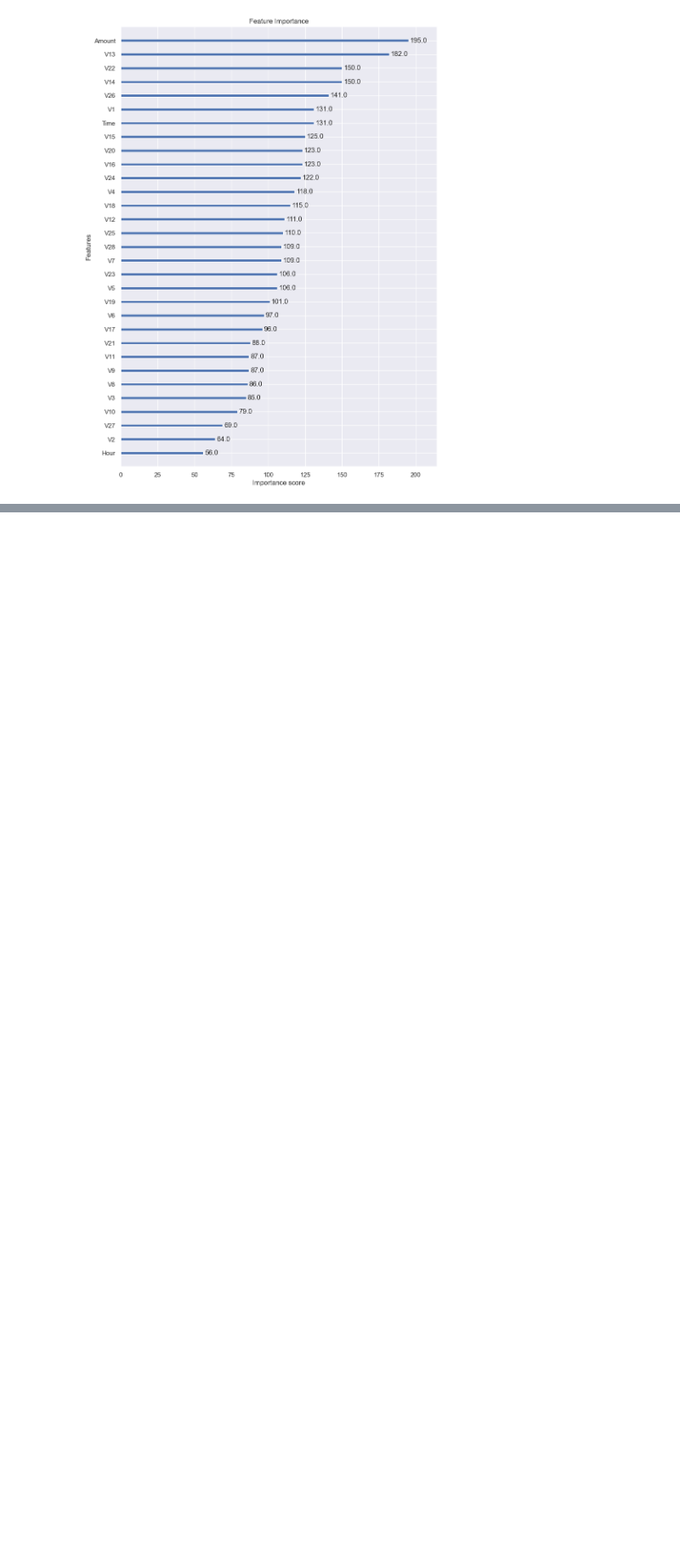
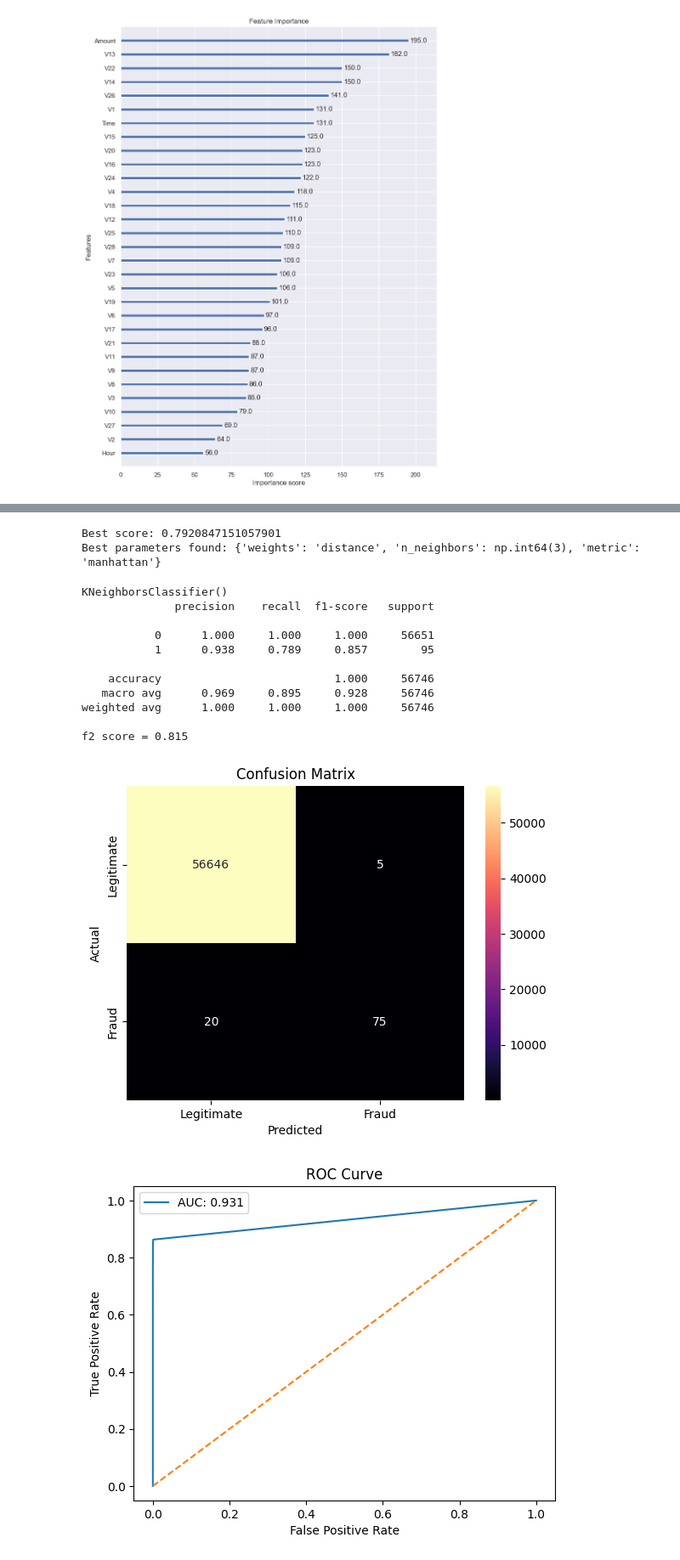
Before and after one commit to anchorelement/cc-fraud-detection, a Jupyter notebook: main.ipynb, the cells around one changed output, grey strips where cells are left out. Shown at 85% size. Saved outputs shown, nothing was run; the diff lists cells and outputs as text; code cells hidden in the pictures; blank space fills up the shorter version.

```diff
--- a/main.ipynb
+++ b/main.ipynb
@@ -365,0 +381,27 @@ plt.rcParams.update(plt.rcParamsDefault)
+# %%
+base_kn = KNeighborsClassifier()
+kn_search_spaces = {
+    "n_neighbors": np.arange(1, 20),
+    "weights": ["uniform", "distance"],
+    "metric": ["euclidean", "manhattan"]
+}
+best_kn = find_best_params(base_kn, kn_search_spaces, X_train, y_train)
+# %% [output]
+Best score: 0.7920847151057901
+Best parameters found: {'weights': 'distance', 'n_neighbors': np.int64(3), 'metric': 'manhattan'}
+# %%
+evaluate_model(base_kn, X_train, X_test, y_train, y_test)
+# %% [output]
+KNeighborsClassifier()
+              precision    recall  f1-score   support
+
+           0      1.000     1.000     1.000     56651
+           1      0.938     0.789     0.857        95
+
+    accuracy                          1.000     56746
+   macro avg      0.969     0.895     0.928     56746
+weighted avg      1.000     1.000     1.000     56746
+
+f2 score = 0.815
+[figure, added]
+[figure, added]
```
Also changed, not shown: parts of 6 cells of this notebook.
